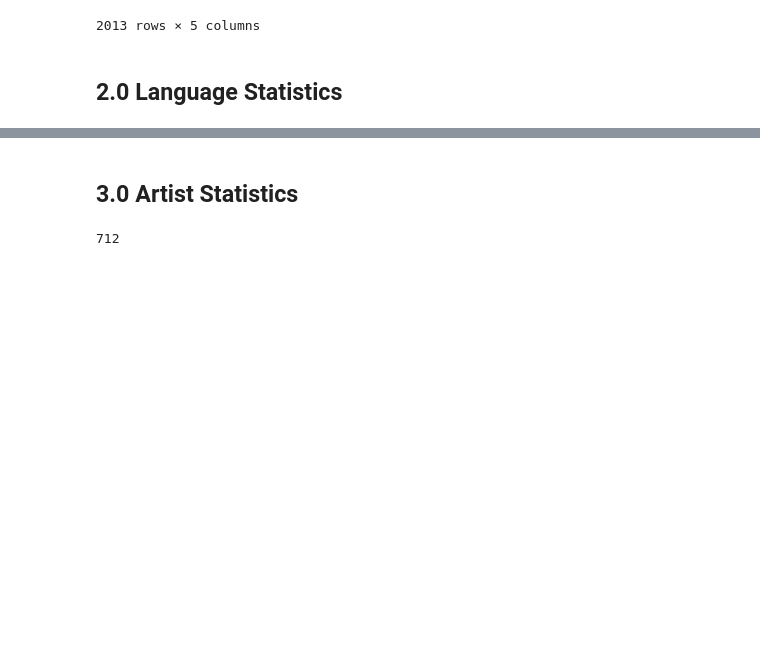
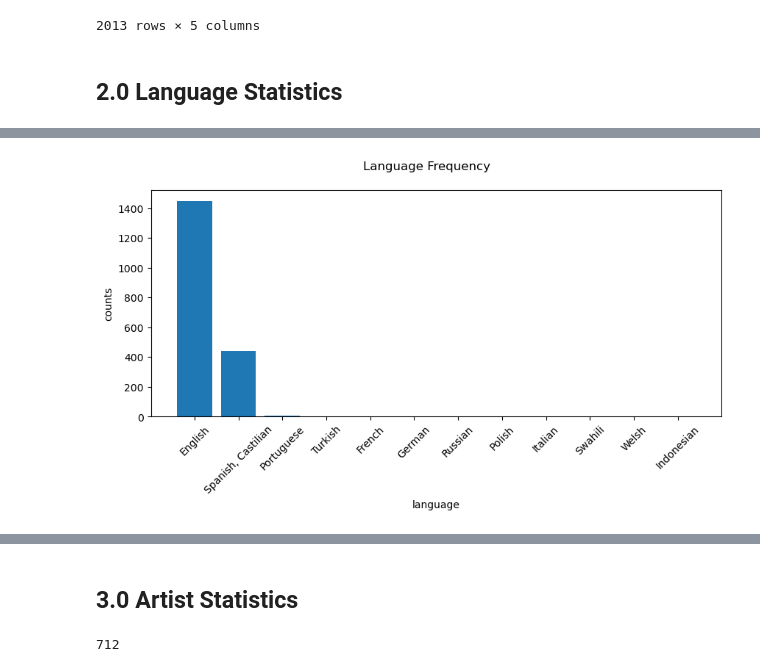
Before and after one commit to raymundo-mora/Projects, a Jupyter notebook: Spotify Topic Models/2. First EDA.ipynb, the cells around one changed output, grey strips where cells are left out. Saved outputs shown, nothing was run; the diff lists cells and outputs as text; code cells hidden in the pictures; blank space fills up the shorter version.

```diff
--- a/Spotify Topic Models/2. First EDA.ipynb
+++ b/Spotify Topic Models/2. First EDA.ipynb
@@ -61,2 +72,13 @@ CORPUS
+# %%
+counts = CORPUS['language_name'].value_counts()
+plt.figure(figsize=(10,4))
+plt.bar(counts.index,counts)
+plt.xticks(rotation=45)
+plt.xlabel('language')
+plt.ylabel('counts')
+plt.suptitle('Language Frequency')
+plt.show()
+# %% [output]
+[figure, added]
 # %%
 fig = px.histogram(CORPUS,x='language_name',text_auto=True)
```
Also changed, not shown: parts of 3 cells of this notebook.
